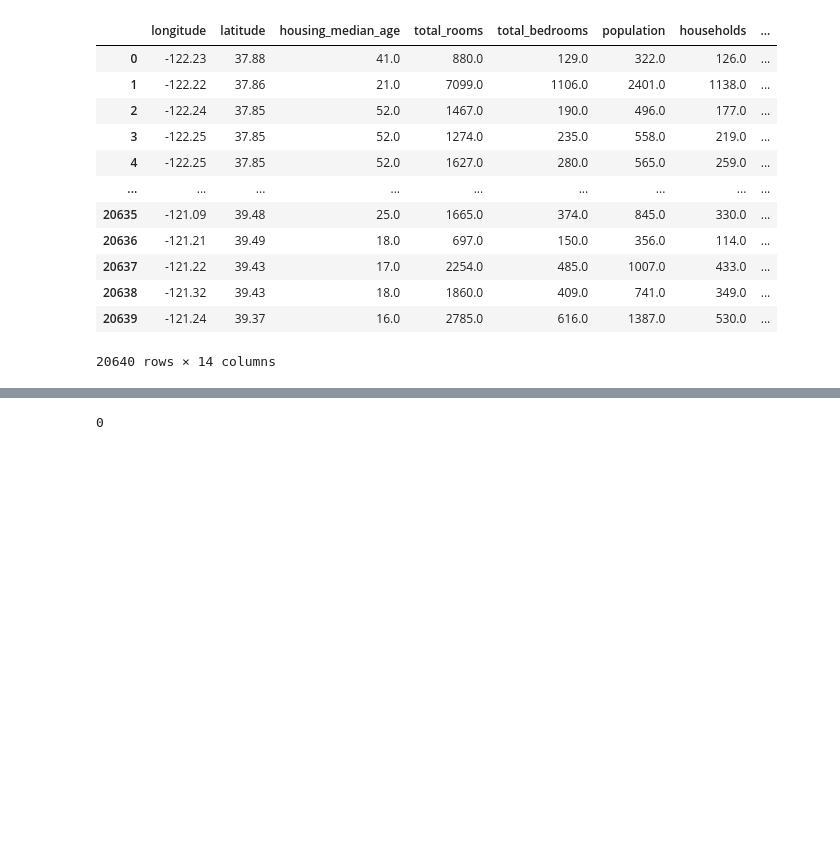
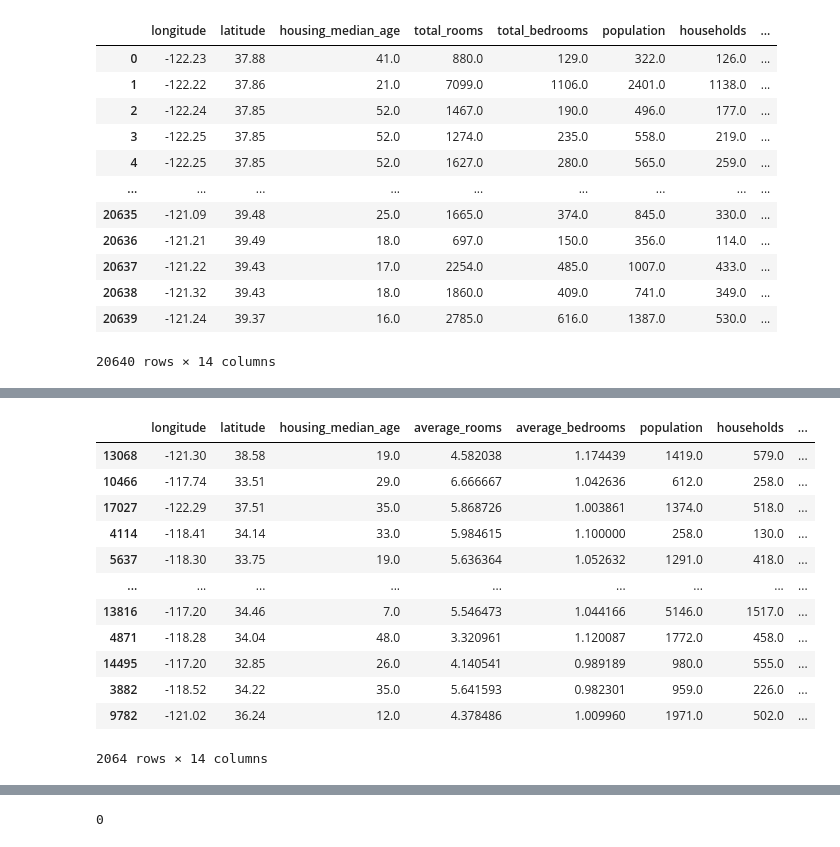
Before and after one commit to ileods/Labs, a Jupyter notebook: Лаба2/Часть 1.ipynb, the cells around one changed output, grey strips where cells are left out. Drawn from its saved outputs; the diff is of its cells as text; code cells hidden in the pictures; blank space fills up the shorter version.

```diff
--- a/Лаба2/Часть 1.ipynb
+++ b/Лаба2/Часть 1.ipynb
@@ -110,0 +109,16 @@ housing_train
+# %%
+housing_test
+# %% [output]
+|  | longitude | latitude | housing_median_age | average_rooms | average_bedrooms | population | households | ... |
+| 13068 | -121.30 | 38.58 | 19.0 | 4.582038 | 1.174439 | 1419.0 | 579.0 | ... |
+| 10466 | -117.74 | 33.51 | 29.0 | 6.666667 | 1.042636 | 612.0 | 258.0 | ... |
+| 17027 | -122.29 | 37.51 | 35.0 | 5.868726 | 1.003861 | 1374.0 | 518.0 | ... |
+| 4114 | -118.41 | 34.14 | 33.0 | 5.984615 | 1.100000 | 258.0 | 130.0 | ... |
+| 5637 | -118.30 | 33.75 | 19.0 | 5.636364 | 1.052632 | 1291.0 | 418.0 | ... |
+| ... | ... | ... | ... | ... | ... | ... | ... | ... |
+| 13816 | -117.20 | 34.46 | 7.0 | 5.546473 | 1.044166 | 5146.0 | 1517.0 | ... |
+| 4871 | -118.28 | 34.04 | 48.0 | 3.320961 | 1.120087 | 1772.0 | 458.0 | ... |
+| 14495 | -117.20 | 32.85 | 26.0 | 4.140541 | 0.989189 | 980.0 | 555.0 | ... |
+| 3882 | -118.52 | 34.22 | 35.0 | 5.641593 | 0.982301 | 959.0 | 226.0 | ... |
+| 9782 | -121.02 | 36.24 | 12.0 | 4.378486 | 1.009960 | 1971.0 | 502.0 | ... |
+2064 rows × 14 columns
```
Also changed, not shown: parts of 33 cells of this notebook.
